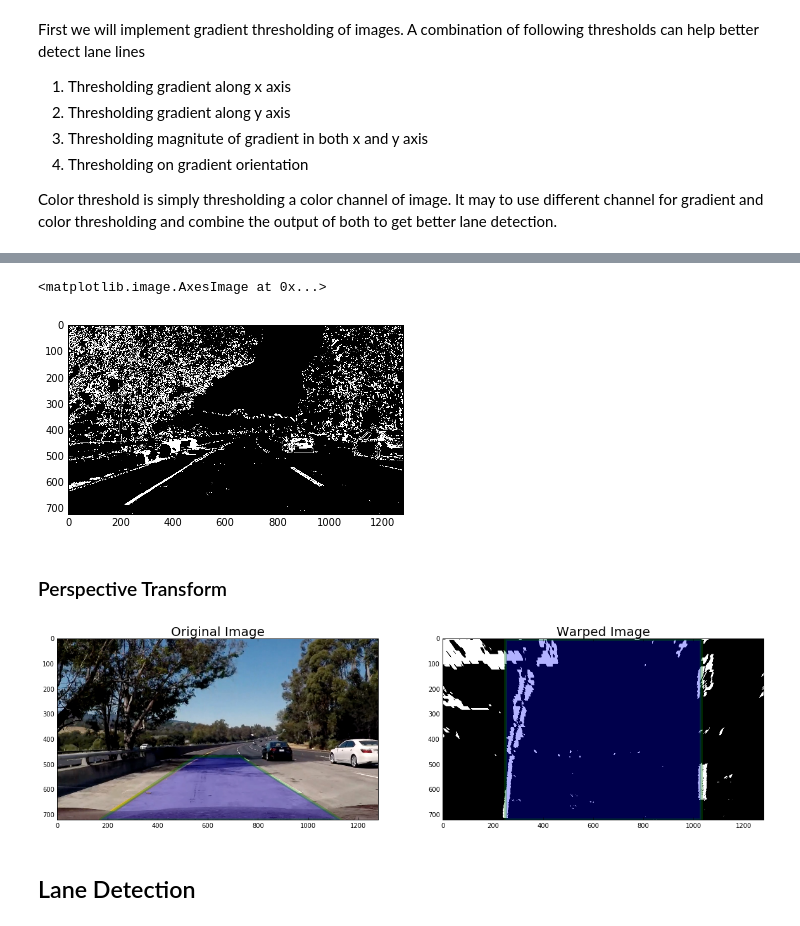
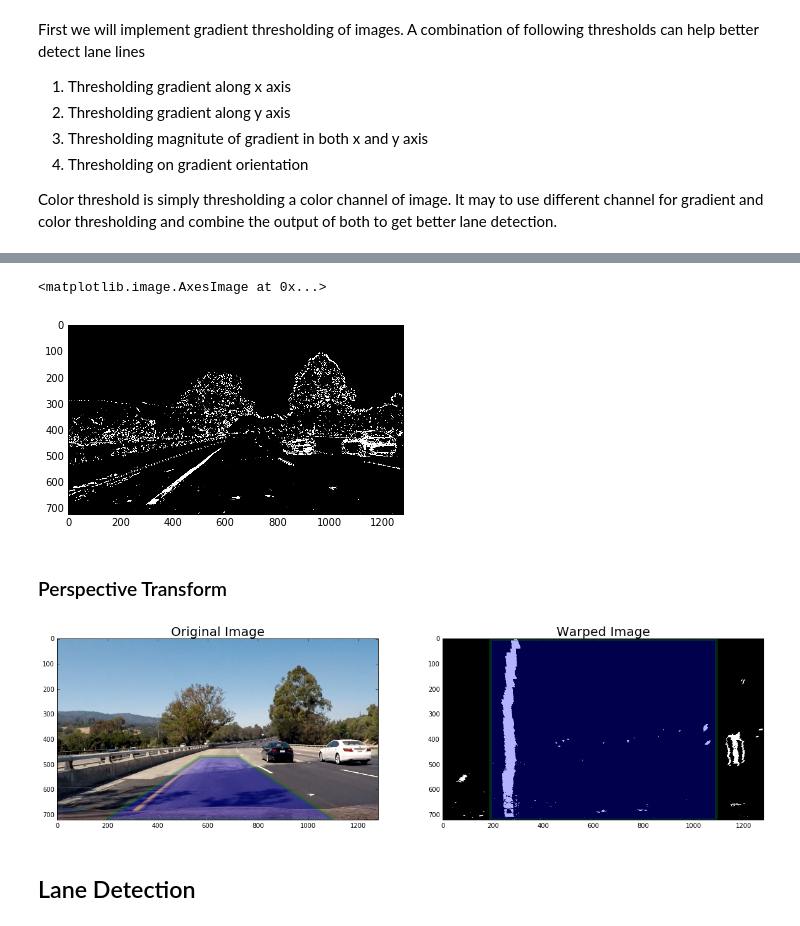
Before and after one commit to rajatsharma01/CarND-Advanced-Lane-Lines, a Jupyter notebook: AdvanceLaneFinding.ipynb, the cells around one changed output, grey strips where cells are left out. Saved outputs shown, nothing was run; the diff lists cells and outputs as text; code cells hidden in the pictures.

```diff
--- a/AdvanceLaneFinding.ipynb
+++ b/AdvanceLaneFinding.ipynb
@@ -145,7 +145,7 @@ def get_color_threshold(img):
 # %%
 import matplotlib.image as mpimg
 
-test_image = mpimg.imread('./test_images/test5.jpg')
+test_image = mpimg.imread('./test_images/test4.jpg')
 plt.imshow(test_image)
 
 # convert input image to HLS color space
@@ -221,7 +221,7 @@ thresholded_image = get_color_gradient_threshold(test_image)
 plt.imshow(thresholded_image, cmap='gray')
 # %% [output]
 <matplotlib.image.AxesImage at 0x...>
-[figure, old version]
+[figure, new version]
 # %% [markdown]
 ### Perspective Transform
 # %%
@@ -235,39 +235,39 @@ def get_warped_image(img, display=False):
 
     xsize = img.shape[1]
     ysize = img.shape[0]
-    src_pts = np.float32([[550, ysize * 0.65],
-                          [xsize-550, ysize * 0.65],
-                          [xsize - 150, ysize],
-                          [170, ysize]])
+    src_pts = np.float32([[570, ysize * 0.65],
+                          [xsize-560, ysize * 0.65],
+                          [xsize - 175, ysize],
+                          [190, ysize]])
 
-    offset = 250
+    offset = 190
     dst_pts = np.float32([[offset, 0],
                           [xsize - offset, 0],
                           [xsize - offset, ysize],
                           [offset, ysize]])
 
     M = cv2.getPerspectiveTransform(src_pts, dst_pts)
     warped = cv2.warpPerspective(thresh_img, M, (xsize, ysize))
 
     if display == True:
         # Plot original and warped image
         fig, axs = plt.subplots(ncols=2, figsize=(20, 10))
         axs[0].imshow(img)
         poly = Polygon(src_pts)
         p = PatchCollection([poly], alpha=0.3, edgecolor='green', linewidth=5)
         axs[0].add_collection(p)
         axs[0].set_title('Original Image', fontsize='20')
         axs[1].imshow(warped, cmap='gray')
         poly = Polygon(dst_pts)
         p = PatchCollection([poly], alpha=0.3, edgecolor='green', linewidth=5)
         axs[1].add_collection(p)
         axs[1].set_title('Warped Image', fontsize='20')
 
     return warped, M
 
 warped_image, M = get_warped_image(test_image, display=True)
 # %% [output]
-[figure, old version]
+[figure, new version]
 # %% [markdown]
 ## Lane Detection
 # %% [markdown]
```
Also changed, not shown: parts of 5 cells of this notebook.
